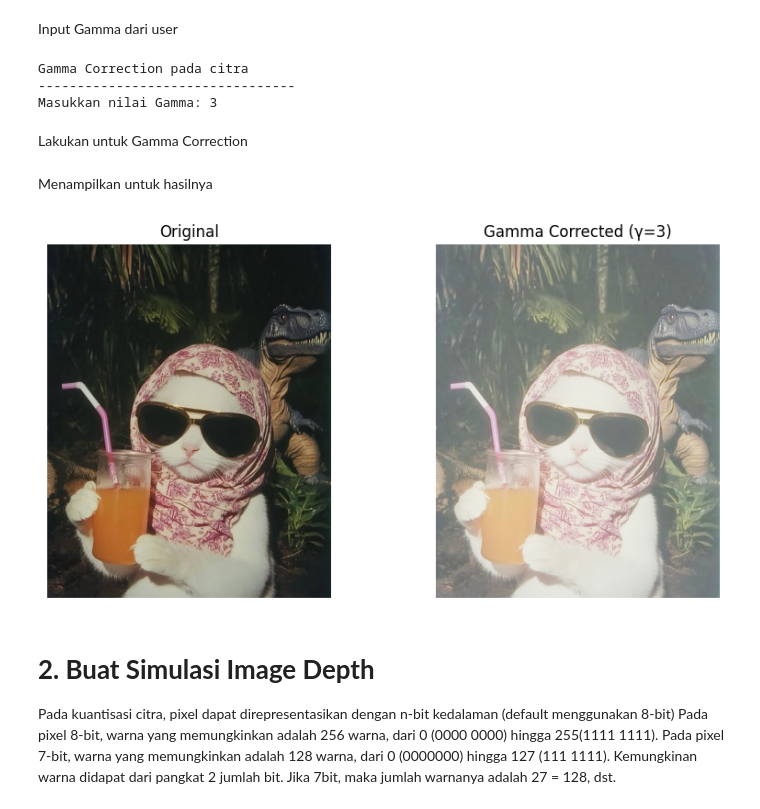
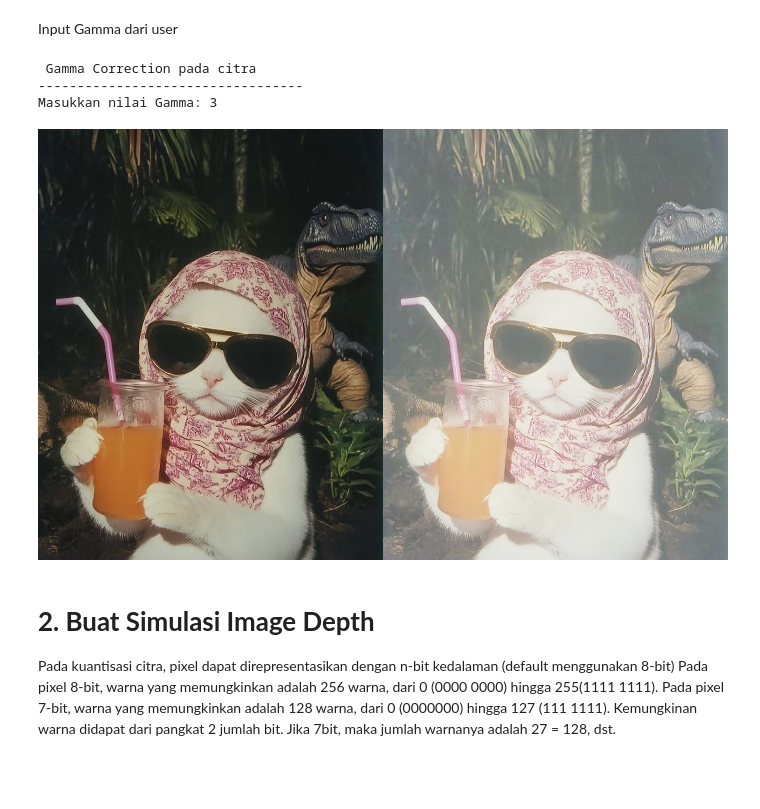
Before and after one commit to ErikRidhoFirm/PCVK_Ganjil_2025, a Jupyter notebook: Week5.ipynb, the cells around one changed output. Cells and saved outputs as stored; diff of their text form; code cells hidden in the pictures; blank space fills up the shorter version.

```diff
--- a/Week5.ipynb
+++ b/Week5.ipynb
@@ -28,15 +24,2 @@ Saving cute_cat.jpeg to cute_cat.jpeg
 # %% [markdown]
 Input Gamma dari user
-# %%
-print ('Gamma Correction pada citra')
-print ('---------------------------------')
-try:
-  gamma = int(input('Masukkan nilai Gamma: '))
-except ValueError:
-  print('Error, not a number')
-# %% [output]
-Gamma Correction pada citra
----------------------------------
-Masukkan nilai Gamma: 3
-# %% [markdown]
-Lakukan untuk Gamma Correction
@@ -45,20 +26,30 @@ gamma_corrected = np.array(255 * (img / 255) ** (1 / gamma), dtype='uint8')
-# %% [markdown]
-Menampilkan untuk hasilnya
-# %%
-plt.figure(figsize=(10,5))
-plt.subplot(1,2,1)
-plt.imshow(img)
-plt.title('Original')
-plt.axis('off')
-
-plt.subplot(1,2,2)
-plt.imshow(gamma_corrected)
-plt.title(f'Gamma Corrected (γ={gamma})')
-plt.axis('off')
-
-plt.show()
-# %% [output]
-[figure, removed]
+# %%
+print(' Gamma Correction pada citra ')
+print('----------------------------------')
+try:
+    gamma = float(input('Masukkan nilai Gamma: '))
+except ValueError:
+    print('Error, not a number')
+    gamma = 1.0   # default kalau error
+
+# Baca gambar
+original = cv.imread('/content/drive/MyDrive/PCVK/Images1/cute_cat.jpeg')
+
+# Normalisasi ke 0..1
+img_float = original.astype(np.float32) / 255.0
+
+# Rumus gamma correction: I' = 255 * (I/255)^(1/gamma)
+gamma_corrected = np.power(img_float, 1.0 / gamma)
+gamma_corrected = (gamma_corrected * 255).astype(np.uint8)
+
+# Gabungkan hasil sebelum & sesudah
+final_frame = cv.hconcat([original, gamma_corrected])
+cv2_imshow(final_frame)
+# %% [output]
+ Gamma Correction pada citra
+----------------------------------
+Masukkan nilai Gamma: 3
+[figure, added]
 # %% [markdown]
 # **2. Buat Simulasi Image Depth**
 
```
Also changed, not shown: parts of 5 cells of this notebook.
